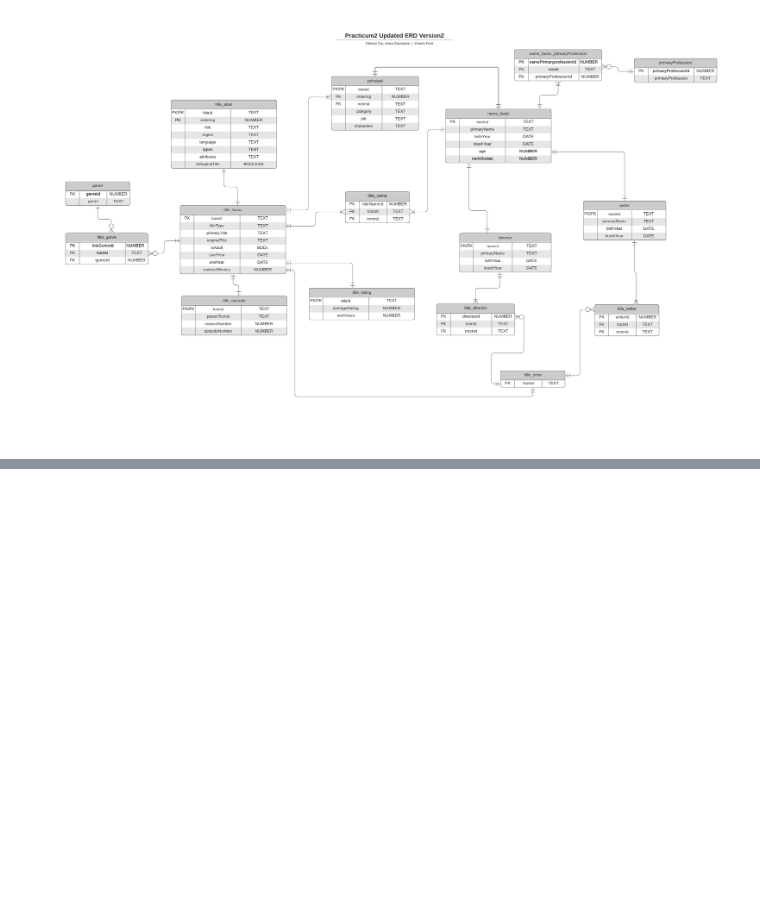
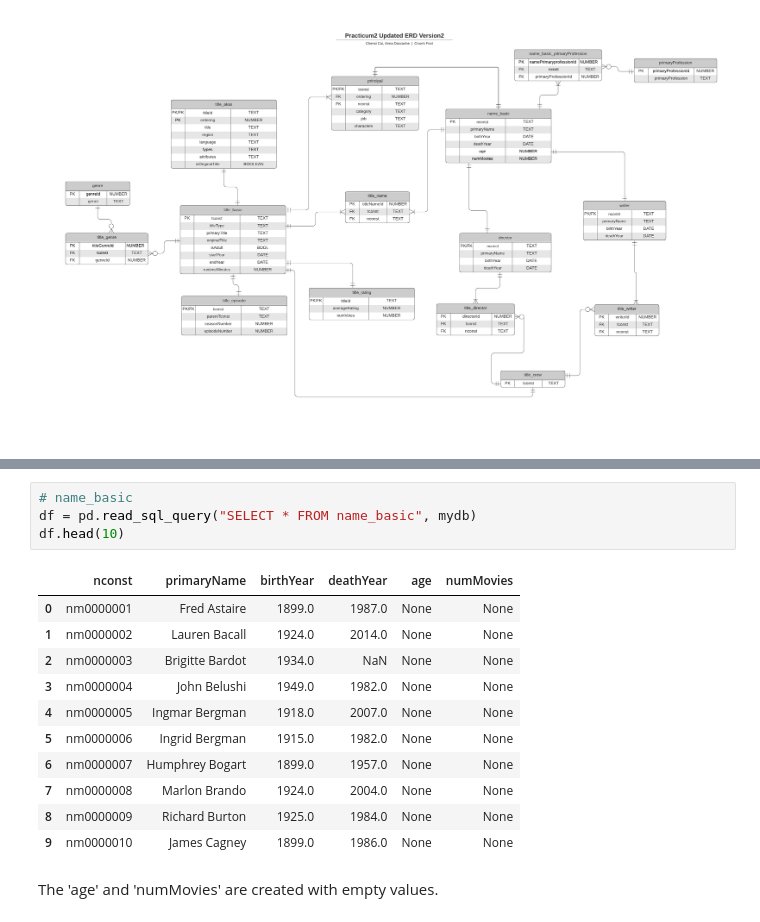
Before and after one commit to xiaohaiguicc/Practicum, a Jupyter notebook: Journaling.ipynb, the cells around one changed output, grey strips where cells are left out. Cells and saved outputs as stored; diff of their text form; blank space fills up the shorter version.

```diff
--- a/Journaling.ipynb
+++ b/Journaling.ipynb
@@ -98,0 +594,18 @@ IGNORE 1 LINES
+# %%
+# name_basic
+df = pd.read_sql_query("SELECT * FROM name_basic", mydb)
+df.head(10)
+# %% [output]
+|  | nconst | primaryName | birthYear | deathYear | age | numMovies |
+| 0 | nm0000001 | Fred Astaire | 1899.0 | 1987.0 | None | None |
+| 1 | nm0000002 | Lauren Bacall | 1924.0 | 2014.0 | None | None |
+| 2 | nm0000003 | Brigitte Bardot | 1934.0 | NaN | None | None |
+| 3 | nm0000004 | John Belushi | 1949.0 | 1982.0 | None | None |
+| 4 | nm0000005 | Ingmar Bergman | 1918.0 | 2007.0 | None | None |
+| 5 | nm0000006 | Ingrid Bergman | 1915.0 | 1982.0 | None | None |
+| 6 | nm0000007 | Humphrey Bogart | 1899.0 | 1957.0 | None | None |
+| 7 | nm0000008 | Marlon Brando | 1924.0 | 2004.0 | None | None |
+| 8 | nm0000009 | Richard Burton | 1925.0 | 1984.0 | None | None |
+| 9 | nm0000010 | James Cagney | 1899.0 | 1986.0 | None | None |
+# %% [markdown]
+The 'age' and 'numMovies' are created with empty values.
```
Also changed, not shown: parts of 42 cells of this notebook.
